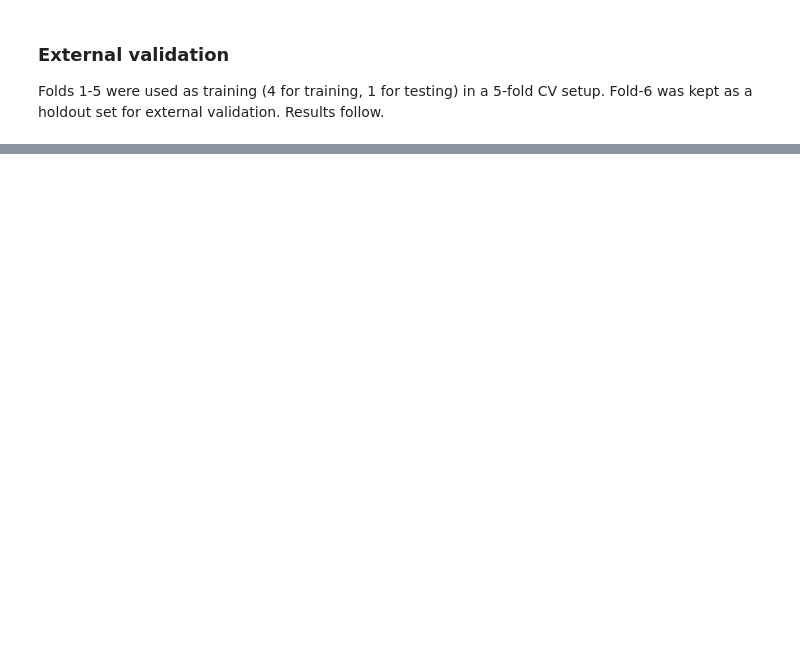
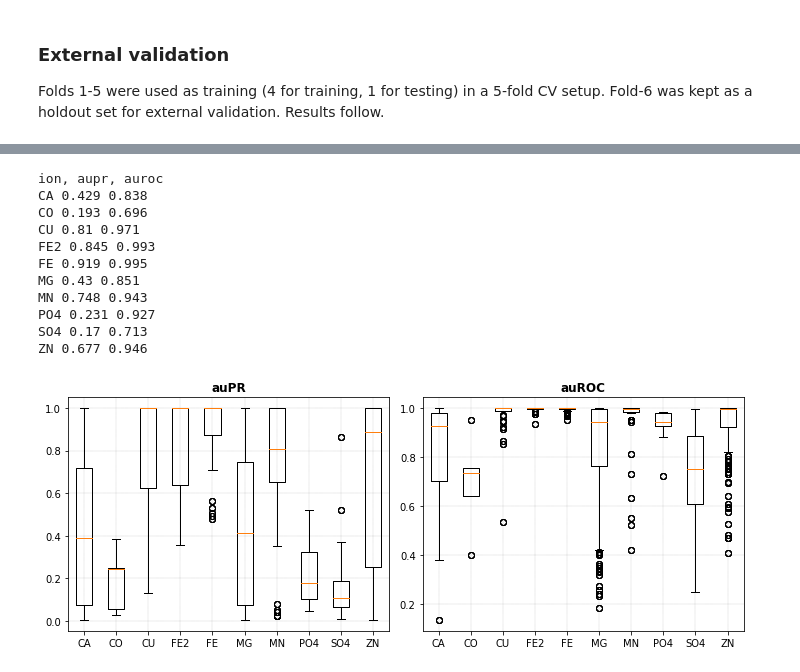
Before and after one commit to TeamSundar/m-ionic, a Jupyter notebook: analysisCV.ipynb, the cells around one changed output, grey strips where cells are left out. Cells and saved outputs as stored; diff of their text form; code cells hidden in the pictures; blank space fills up the shorter version.

```diff
--- a/analysisCV.ipynb
+++ b/analysisCV.ipynb
@@ -197,0 +256,57 @@ ZN 0.686 0.936
+# %%
+with open('inference_dict_fold6_%s.pkl'%(model_name), 'rb') as f:
+    inference_dict = pickle.load(f)
+# %%
+for pdbid in tqdm(inference_dict.keys()):
+    label_dict = inference_dict[pdbid]['labels']
+    predictions = inference_dict[pdbid]['predictions']
+    predictions_logits = inference_dict[pdbid]['predictions_logits']
+
+    for ion, i in zip(label_dict.keys(), range(len(label_dict.keys()))):
+        if ion=='null':
+            continue
+        try:
+            roc_auc = roc_auc_score(np.array(label_dict[ion]), predictions_logits[i])
+            fpr, tpr, threshold = roc_curve(np.array(label_dict[ion]), predictions_logits[i])
+            precision, recall, thresholds = precision_recall_curve(np.array(label_dict[ion]), predictions_logits[i])
+            aupr = average_precision_score(np.array(label_dict[ion]), predictions_logits[i])
+            val_performance_dict['aupr'][ion].append(aupr)
+            val_performance_dict['auroc'][ion].append(roc_auc)
+        except:
+            pass
+# print statistics
+print('ion, aupr, auroc')
+for ion in df['LigID'].unique():
+    print(ion, np.round(np.array(val_performance_dict['aupr'][ion]).mean(),3),
+                np.round(np.array(val_performance_dict['auroc'][ion]).mean(),3))
+
+# Plot model performances on holdout set
+import matplotlib.pyplot as plt
+fig, ax = plt.subplots(1, 2, figsize=(10, 4))
+ax[0].boxplot(val_performance_dict['aupr'].values())
+ax[0].set_xticklabels(val_performance_dict['aupr'].keys())
+ax[0].set_title('auPR', fontweight='bold')
+ax[0].grid(color='black', linestyle='-.', linewidth=0.1)
+#plt.show()
+
+#fig, ax = plt.subplots()
+ax[1].boxplot(val_performance_dict['auroc'].values())
+ax[1].set_xticklabels(val_performance_dict['auroc'].keys())
+ax[1].set_title('auROC', fontweight='bold')
+ax[1].grid(color='black', linestyle='-.', linewidth=0.1)
+
+plt.tight_layout()
+plt.show()
+# %% [output]
+ion, aupr, auroc
+CA 0.429 0.838
+CO 0.193 0.696
+CU 0.81 0.971
+FE2 0.845 0.993
+FE 0.919 0.995
+MG 0.43 0.851
+MN 0.748 0.943
+PO4 0.231 0.927
+SO4 0.17 0.713
+ZN 0.677 0.946
+[figure, added]
```
Also changed, not shown: parts of 6 cells of this notebook.
